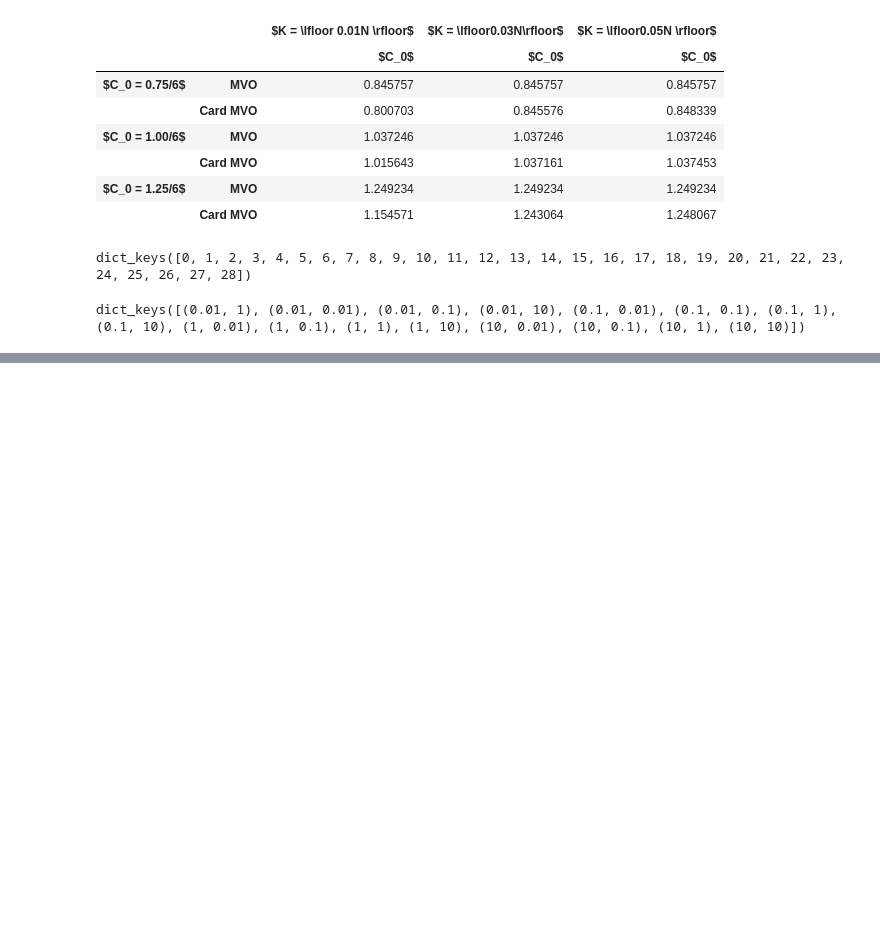
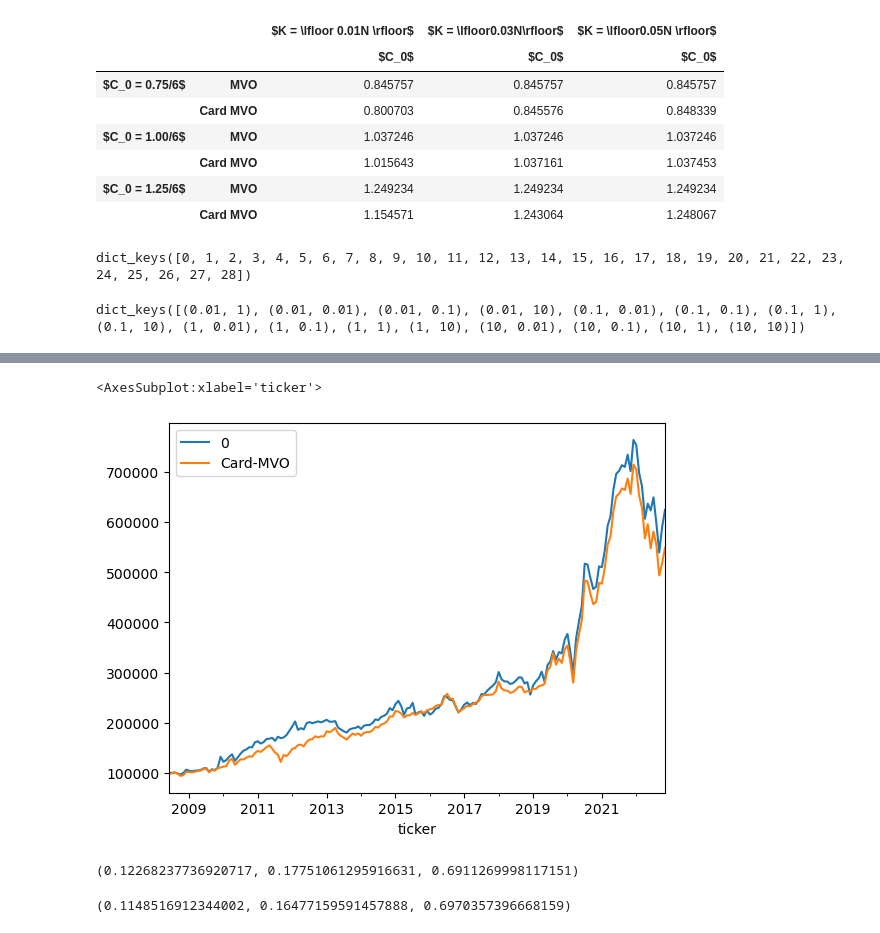
Before and after one commit to davidislip/support_vector_risk_machine, a Jupyter notebook: Results.ipynb, the cells around one changed output, grey strips where cells are left out. Drawn from its saved outputs; the diff is of its cells as text; code cells hidden in the pictures; blank space fills up the shorter version.

```diff
--- a/Results.ipynb
+++ b/Results.ipynb
@@ -273,0 +347,15 @@ dict_keys([('0.01', '0.75'), ('0.01', '1'), ('0.01', '1.25'), ('0.03', '0.75'),
+# %%
+ax = plt.gca()
+experimental_results['portfValue'].plot(ax = ax)
+card_mvo[0].plot(ax = ax)
+# %% [output]
+<AxesSubplot:xlabel='ticker'>
+[figure, added]
+# %%
+calculate_return_stats(experimental_results['portfValue'], riskFree)
+# %% [output]
+(0.12268237736920717, 0.17751061295916631, 0.6911269998117151)
+# %%
+calculate_return_stats(card_mvo[0], riskFree)
+# %% [output]
+(0.1148516912344002, 0.16477159591457888, 0.6970357396668159)
```
Also changed, not shown: parts of 6 cells of this notebook, 4 other files.
